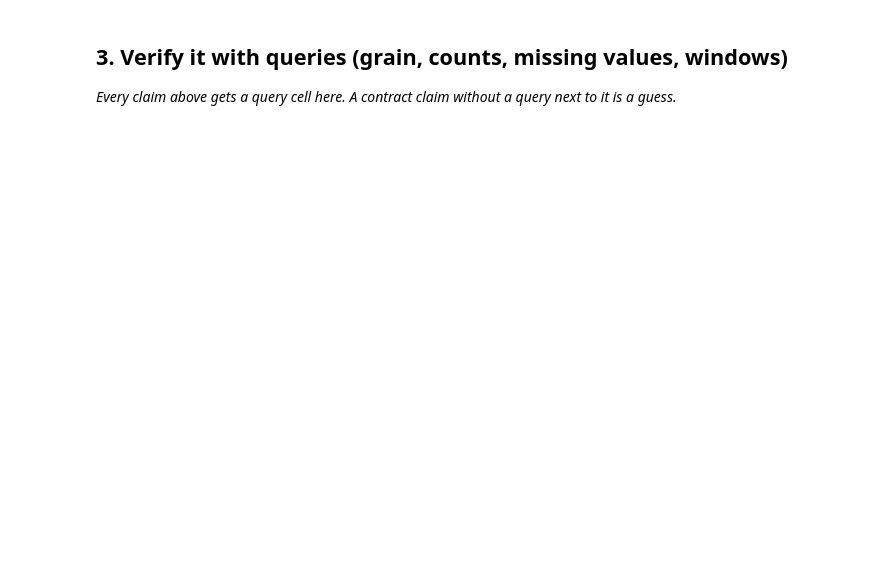
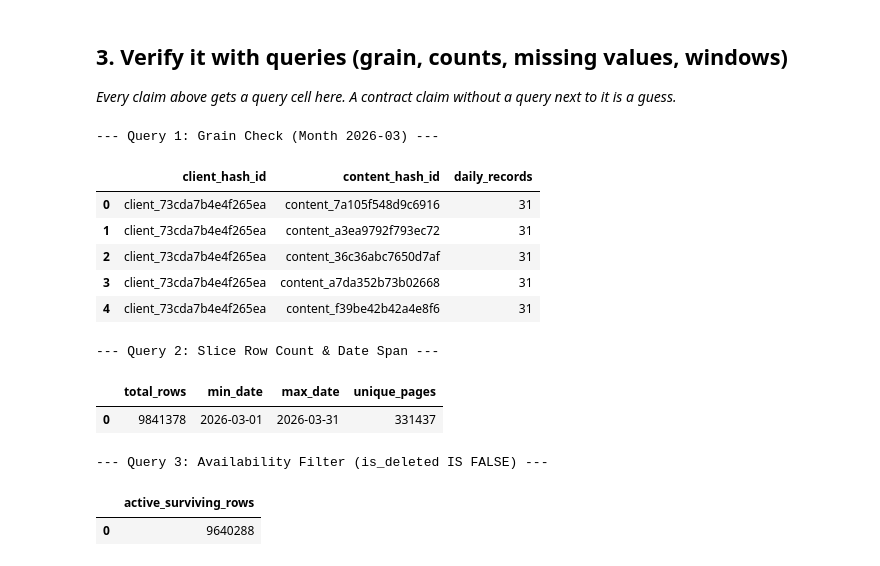
Before and after one commit to nauman024/FlyRank-ML-Internship, a Jupyter notebook: work/notebooks/w03_data_contract.ipynb, the cells around one changed output. Drawn from its saved outputs; the diff is of its cells as text; code cells hidden in the pictures; blank space fills up the shorter version.

```diff
--- a/work/notebooks/w03_data_contract.ipynb
+++ b/work/notebooks/w03_data_contract.ipynb
@@ -24,3 +30,73 @@ This skeleton is yours to fill. Work the sections **in order** — each one has
 ## 3. Verify it with queries (grain, counts, missing values, windows)
 
 *Every claim above gets a query cell here. A contract claim without a query next to it is a guess.*
+# %%
+import os
+import duckdb
+from google.colab import userdata
+
+# 1. Connect to DuckDB & Register Hugging Face Secret
+con = duckdb.connect()
+hf_token = userdata.get('HF_TOKEN')
+con.execute(f"CREATE SECRET (TYPE huggingface, TOKEN '{hf_token}')")
+
+rel = "hf://datasets/FlyRank/internship-warehouse"
+
+# -------------------------------------------------------------------
+# QUERY 1: Prove the Grain (One row per page/client on a mid-panel month)
+# -------------------------------------------------------------------
+query_1 = f"""
+SELECT
+    client_hash_id,
+    content_hash_id,
+    COUNT(*) as daily_records
+FROM read_parquet('{rel}/fact_content_daily_performance/month=2026-03/*.parquet')
+GROUP BY client_hash_id, content_hash_id
+LIMIT 5;
+"""
+print("--- Query 1: Grain Check (Month 2026-03) ---")
+df_q1 = con.sql(query_1).df()
+display(df_q1)
+
+# -------------------------------------------------------------------
+# QUERY 2: Row Count & Date Span for Mid-Panel Month (2026-03)
+# -------------------------------------------------------------------
+query_2 = f"""
+SELECT
+    COUNT(*) as total_rows,
+    MIN(report_date) as min_date,
+    MAX(report_date) as max_date,
+    COUNT(DISTINCT content_hash_id) as unique_pages
+FROM read_parquet('{rel}/fact_content_daily_performance/month=2026-03/*.parquet');
+"""
+print("\n--- Query 2: Slice Row Count & Date Span ---")
+df_q2 = con.sql(query_2).df()
+display(df_q2)
+
+# -------------------------------------------------------------------
+# QUERY 3: Availability Check (IS FALSE / Availability filtering)
+# -------------------------------------------------------------------
+query_3 = f"""
+SELECT
+    COUNT(*) as active_surviving_rows
+FROM read_parquet('{rel}/fact_content_daily_performance/month=2026-03/*.parquet') f
+JOIN read_parquet('{rel}/dim_content.parquet') c ON f.content_hash_id = c.content_hash_id
+WHERE c.is_deleted IS FALSE;
+"""
+print("\n--- Query 3: Availability Filter (is_deleted IS FALSE) ---")
+df_q3 = con.sql(query_3).df()
+display(df_q3)
+# %% [output]
+--- Query 1: Grain Check (Month 2026-03) ---
+|  | client_hash_id | content_hash_id | daily_records |
+| 0 | client_73cda7b4e4f265ea | content_7a105f548d9c6916 | 31 |
+| 1 | client_73cda7b4e4f265ea | content_a3ea9792f793ec72 | 31 |
+| 2 | client_73cda7b4e4f265ea | content_36c36abc7650d7af | 31 |
+| 3 | client_73cda7b4e4f265ea | content_a7da352b73b02668 | 31 |
+| 4 | client_73cda7b4e4f265ea | content_f39be42b42a4e8f6 | 31 |
+--- Query 2: Slice Row Count & Date Span ---
+|  | total_rows | min_date | max_date | unique_pages |
+| 0 | 9841378 | 2026-03-01 | 2026-03-31 | 331437 |
+--- Query 3: Availability Filter (is_deleted IS FALSE) ---
+|  | active_surviving_rows |
+| 0 | 9640288 |
```
Also changed, not shown: parts of 9 cells of this notebook.
